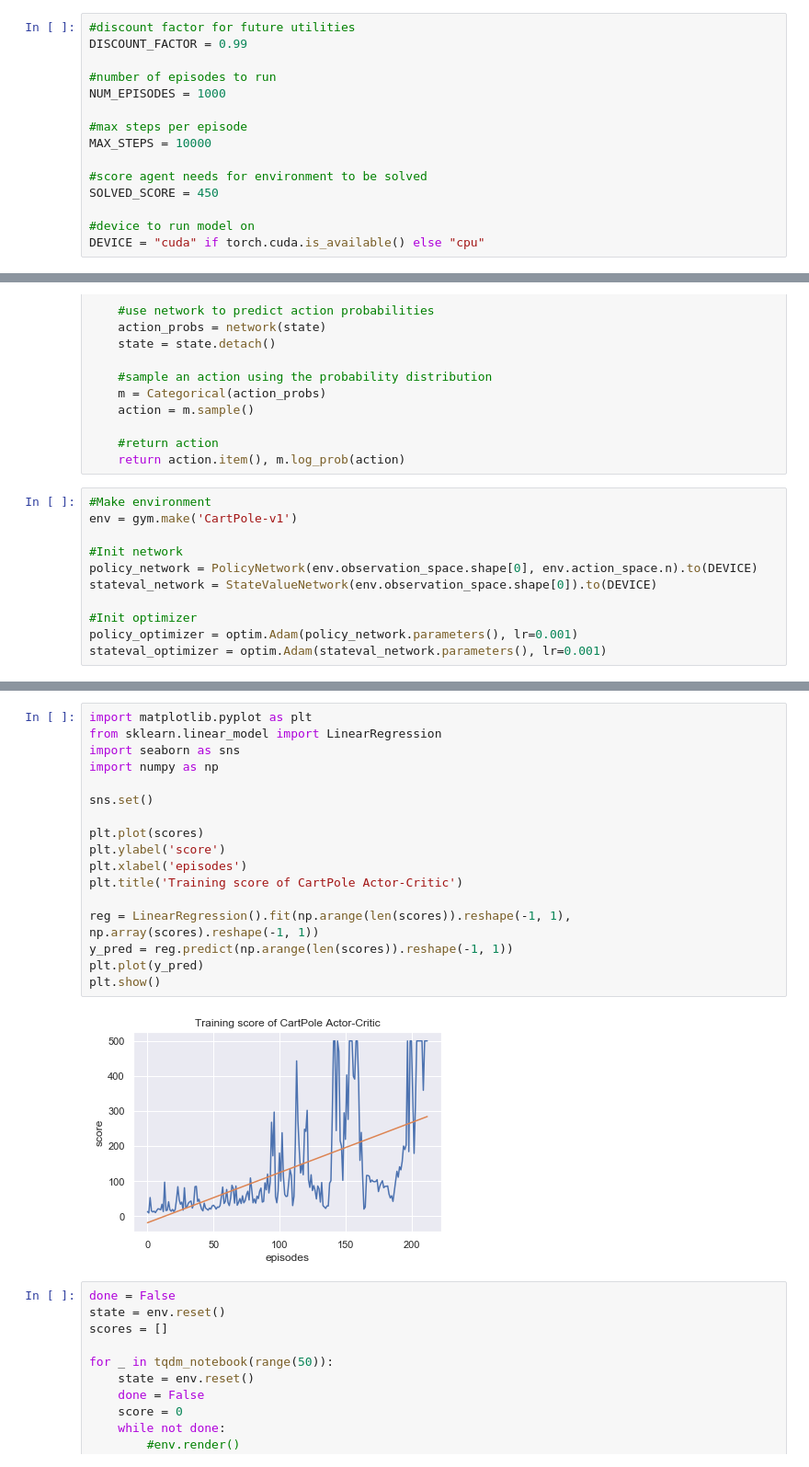
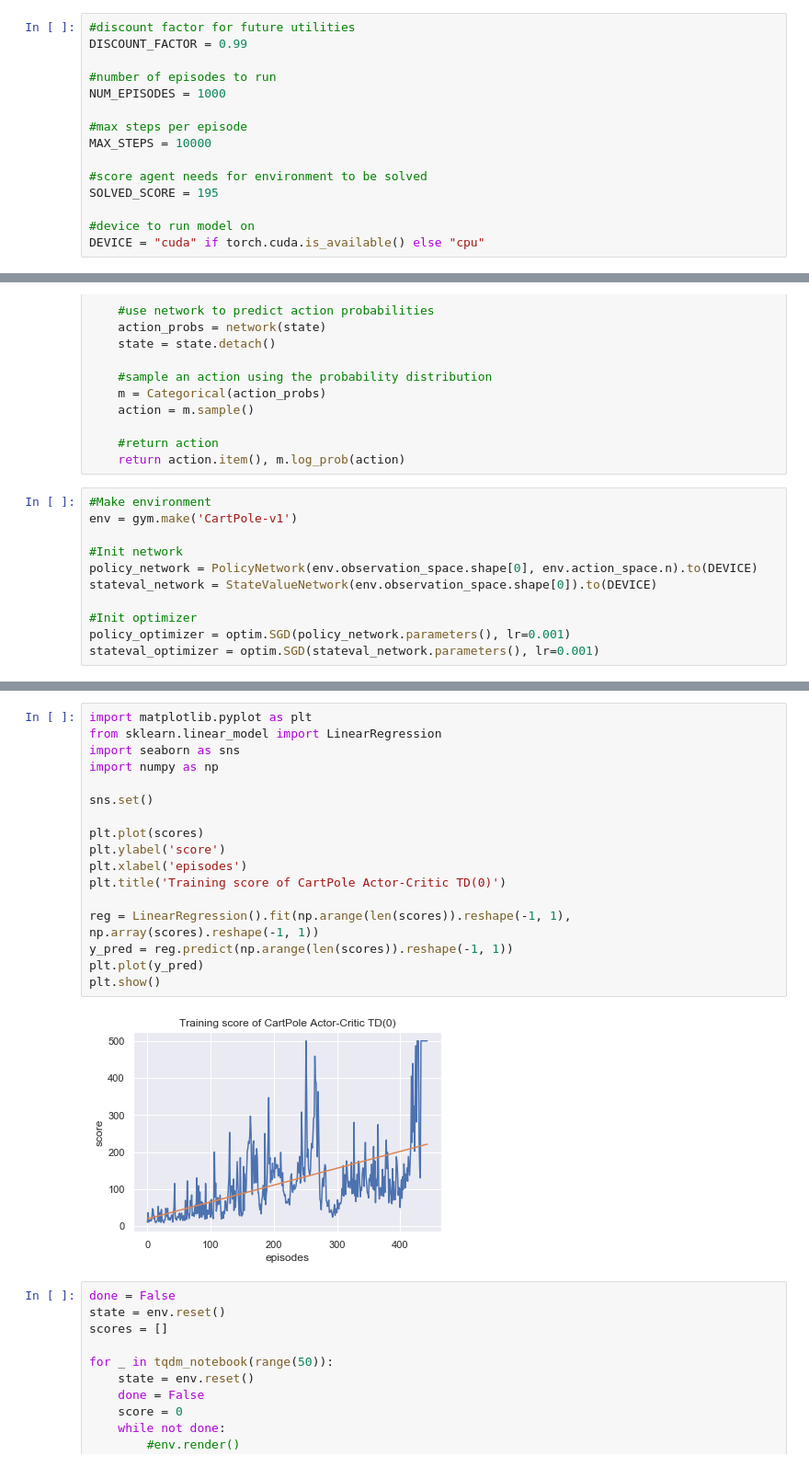
Before and after one commit to chengxi600/RLStuff, a Jupyter notebook: Actor-Critic/Actor-Critic_TD_0.ipynb, the cells around one changed output, grey strips where cells are left out. Shown at 92% size. Saved outputs shown, nothing was run; the diff lists cells and outputs as text.

```diff
--- a/Actor-Critic/Actor-Critic_TD_0.ipynb
+++ b/Actor-Critic/Actor-Critic_TD_0.ipynb
@@ -20,7 +20,7 @@ NUM_EPISODES = 1000
 MAX_STEPS = 10000
 
 #score agent needs for environment to be solved
-SOLVED_SCORE = 450
+SOLVED_SCORE = 195
 
 #device to run model on
 DEVICE = "cuda" if torch.cuda.is_available() else "cpu"
@@ -105,8 +105,8 @@ policy_network = PolicyNetwork(env.observation_space.shape[0], env.action_space.
 stateval_network = StateValueNetwork(env.observation_space.shape[0]).to(DEVICE)
 
 #Init optimizer
-policy_optimizer = optim.Adam(policy_network.parameters(), lr=0.001)
-stateval_optimizer = optim.Adam(stateval_network.parameters(), lr=0.001)
+policy_optimizer = optim.SGD(policy_network.parameters(), lr=0.001)
+stateval_optimizer = optim.SGD(stateval_network.parameters(), lr=0.001)
 # %%
 #track scores
 scores = []
@@ -186,22 +185,22 @@ KeyboardInterrupt:
 # %%
 import matplotlib.pyplot as plt
 from sklearn.linear_model import LinearRegression
 import seaborn as sns
 import numpy as np
 
 sns.set()
 
 plt.plot(scores)
 plt.ylabel('score')
 plt.xlabel('episodes')
-plt.title('Training score of CartPole Actor-Critic')
+plt.title('Training score of CartPole Actor-Critic TD(0)')
 
 reg = LinearRegression().fit(np.arange(len(scores)).reshape(-1, 1), np.array(scores).reshape(-1, 1))
 y_pred = reg.predict(np.arange(len(scores)).reshape(-1, 1))
 plt.plot(y_pred)
 plt.show()
 # %% [output]
-[figure, old version]
+[figure, new version]
 # %%
 done = False
 state = env.reset()
```
Also changed, not shown: parts of 1 cell of this notebook, 1 other file.
